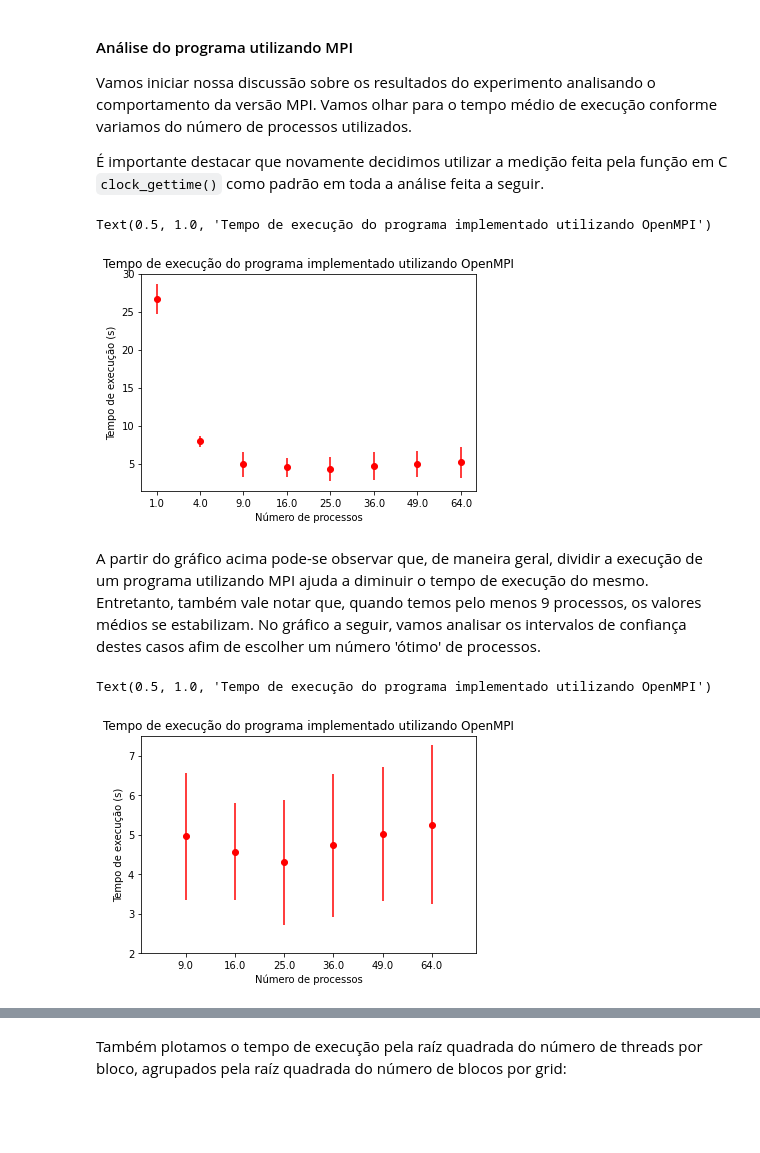
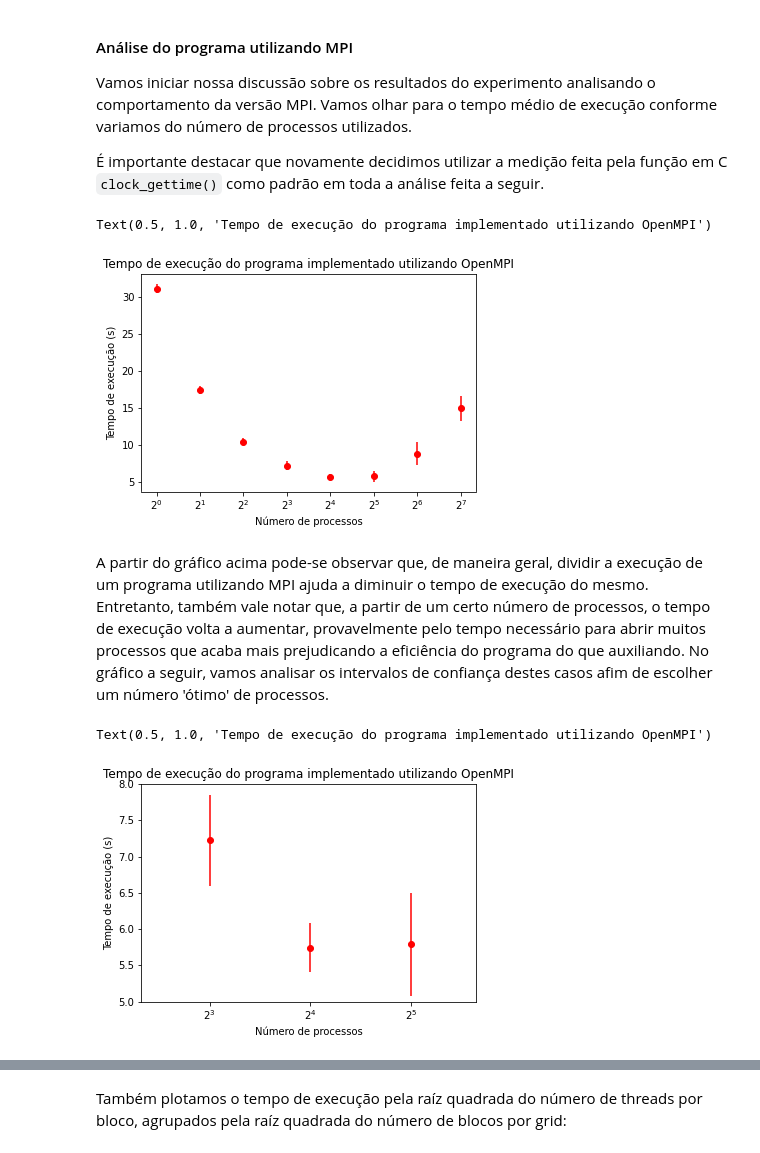
Before and after one commit to martinoni/parallel-ep2, a Jupyter notebook: ep2/src/Report.ipynb, the cells around one changed output, grey strips where cells are left out. Drawn from its saved outputs; the diff is of its cells as text; code cells hidden in the pictures; blank space fills up the shorter version.

```diff
--- a/ep2/src/Report.ipynb
+++ b/ep2/src/Report.ipynb
@@ -265,9 +194,36 @@ def describe_results(data, repetitions = 15):
+# %%
+def describe_results(data):
+    results_mpi = data.groupby(['n_mpi'], as_index=False).agg(
+                      {'duration_clock':['mean','std'],'duration_mono':['mean','std'],
+                       'duration_sys':['mean','std']})
+    results_cuda = data.groupby(['x_grid_cuda', 'y_grid_cuda', 'x_block_cuda', 'y_block_cuda'], as_index=False).agg(
+                      {'duration_clock':['mean','std'],'duration_mono':['mean','std'],
+                       'duration_sys':['mean','std']})
+    results_omp = data[data['method'] == 'omp'].groupby(['n_threads'], as_index=False).agg(
+                      {'duration_clock':['mean','std'],'duration_mono':['mean','std'],
+                       'duration_sys':['mean','std']})
+    results_pth = data[data['method'] == 'pth'].groupby(['n_threads'], as_index=False).agg(
+                      {'duration_clock':['mean','std'],'duration_mono':['mean','std'],
+                       'duration_sys':['mean','std']})
+    results_seq = data[data['method'] == 'seq'].groupby(['method'], as_index=False).agg(
+                      {'duration_clock':['mean','std'],'duration_mono':['mean','std'],
+                       'duration_sys':['mean','std']})
+    return {
+        'mpi': results_mpi,
+        'cuda': results_cuda,
+        'omp': results_omp,
+        'pth':results_pth,
+        'seq':results_seq
+    }
 # %% [markdown]
 Vamos finalmente executar a função acima passando nossos resultados como argumento e salvar em DataFrames separados as informações sobre as execuções em MPI e sobre as em CUDA:
 # %%
 resumo_experimentos = describe_results(data)
-resumo_mpi = pd.DataFrame(resumo_experimentos['mpi'])
-resumo_cuda = pd.DataFrame(resumo_experimentos['cuda'])
+resumo_mpi = resumo_experimentos['mpi']
+resumo_cuda = resumo_experimentos['cuda']
+resumo_omp = resumo_experimentos['omp']
+resumo_pth = resumo_experimentos['pth']
+resumo_seq = resumo_experimentos['seq']
 # %% [markdown]
 ## Vizualização e Análise dos Resultados
 # %% [markdown]
@@ -279,26 +235,28 @@ Vamos iniciar nossa discussão sobre os resultados do experimento analisando o c
 É importante destacar que novamente decidimos utilizar a medição feita pela função em C `clock_gettime()` como padrão em toda a análise feita a seguir.
 # %%
 fig, ax = plt.subplots()
-plt.errorbar(resumo_mpi['n_mpi_process'], resumo_mpi['mean_duration_mono'],
-             yerr = 2*resumo_mpi['std_duration_mono'], fmt='ro')
+plt.errorbar(resumo_mpi['n_mpi'], resumo_mpi['duration_mono']['mean'],
+             yerr = 2*resumo_mpi['duration_mono']['std'], fmt='ro')
 ax.set_xlabel('Número de processos')
 ax.set_ylabel('Tempo de execução (s)')
+ax.set_xscale('log', basex=2)
 plt.title('Tempo de execução do programa implementado utilizando OpenMPI')
 # %% [output]
 Text(0.5, 1.0, 'Tempo de execução do programa implementado utilizando OpenMPI')
-[figure, old version]
+[figure, new version]
 # %% [markdown]
-A partir do gráfico acima pode-se observar que, de maneira geral, dividir a execução de um programa utilizando MPI ajuda a diminuir o tempo de execução do mesmo. Entretanto, também vale notar que, quando temos pelo menos 9 processos, os valores médios se estabilizam. No gráfico a seguir, vamos analisar os intervalos de confiança destes casos afim de escolher um número 'ótimo' de processos.
+A partir do gráfico acima pode-se observar que, de maneira geral, dividir a execução de um programa utilizando MPI ajuda a diminuir o tempo de execução do mesmo. Entretanto, também vale notar que, a partir de um certo número de processos, o tempo de execução volta a aumentar, provavelmente pelo tempo necessário para abrir muitos processos que acaba mais prejudicando a eficiência do programa do que auxiliando. No gráfico a seguir, vamos analisar os intervalos de confiança destes casos afim de escolher um número 'ótimo' de processos.
 # %%
 fig, ax = plt.subplots()
-plt.xlim([1.1, 7.9])
-plt.ylim([2, 7.5])
-plt.errorbar(resumo_mpi['n_mpi_process'], resumo_mpi['mean_duration_mono'],
-             yerr = 2*resumo_mpi['std_duration_mono'], fmt='ro')
+plt.xlim([5, 50])
+plt.ylim([5, 8])
+plt.errorbar(resumo_mpi['n_mpi'], resumo_mpi['duration_mono']['mean'],
+             yerr = 2*resumo_mpi['duration_mono']['std'], fmt='ro')
 ax.set_xlabel('Número de processos')
 ax.set_ylabel('Tempo de execução (s)')
+ax.set_xscale('log', basex=2)
 plt.title('Tempo de execução do programa implementado utilizando OpenMPI')
 # %% [output]
 Text(0.5, 1.0, 'Tempo de execução do programa implementado utilizando OpenMPI')
-[figure, old version]
+[figure, new version]
 # %% [markdown]
```
Also changed, not shown: parts of 33 cells of this notebook, 4 other files.
